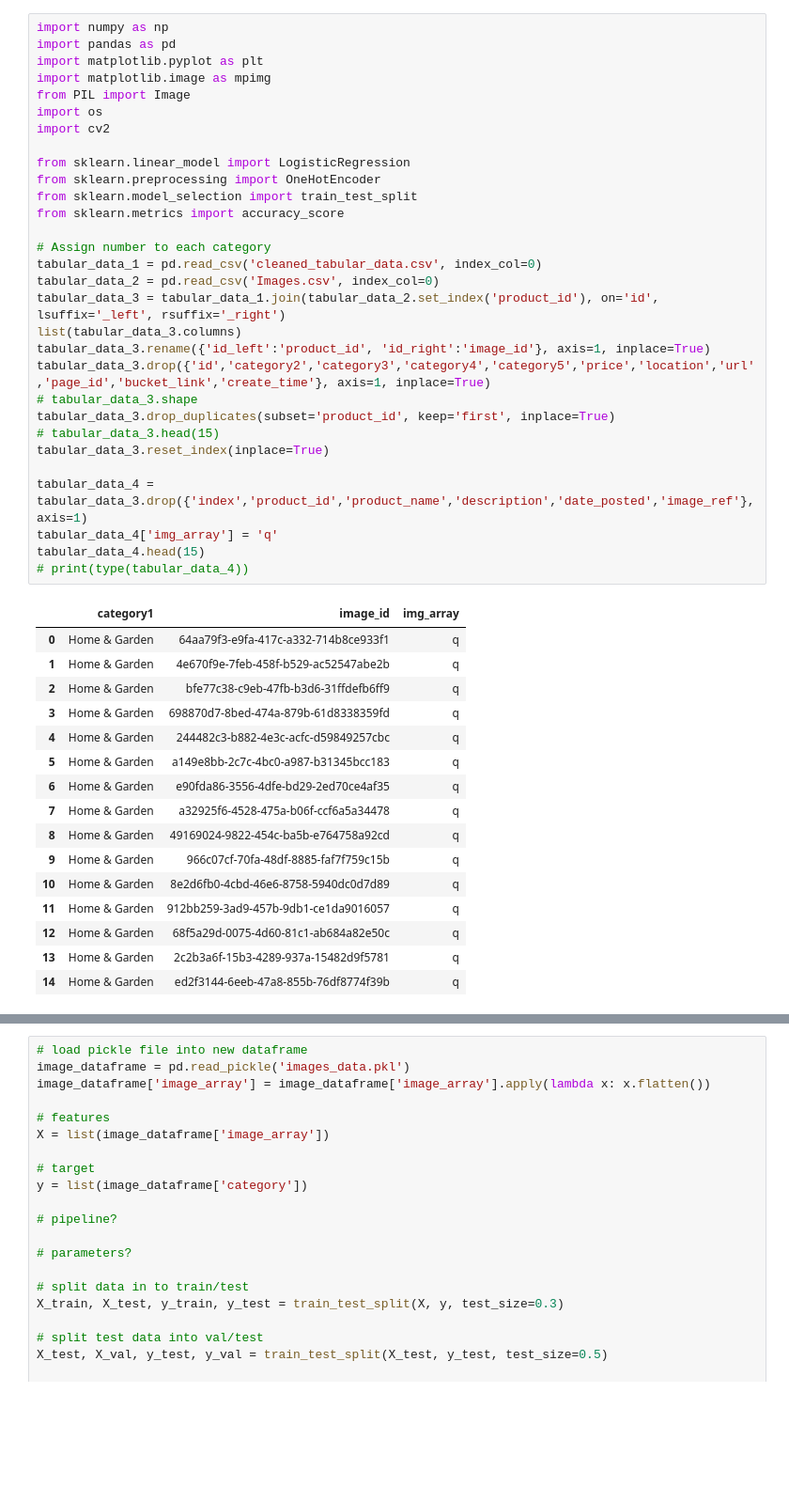
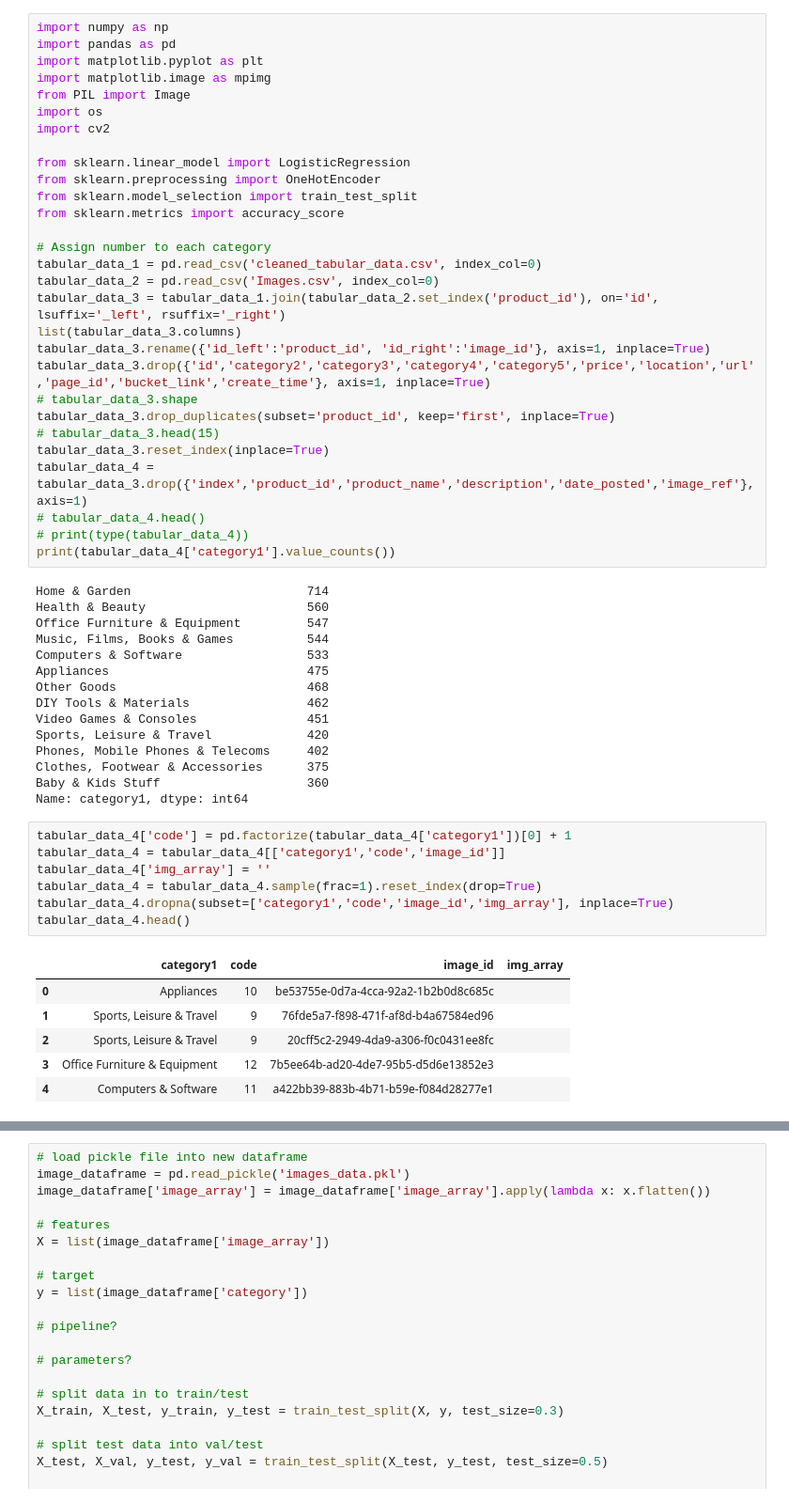
Before and after one commit to mo-sra100/Machine-learning-recommendation-system, a Jupyter notebook: simple_classification_model.ipynb, the cells around one changed output, grey strips where cells are left out. Shown at 94% size. Saved outputs shown, nothing was run; the diff lists cells and outputs as text; blank space fills up the shorter version.

```diff
--- a/simple_classification_model.ipynb
+++ b/simple_classification_model.ipynb
@@ -23,25 +23,36 @@ tabular_data_3.drop({'id','category2','category3','category4','category5','price
 tabular_data_3.drop_duplicates(subset='product_id', keep='first', inplace=True)
 # tabular_data_3.head(15)
 tabular_data_3.reset_index(inplace=True)
-
 tabular_data_4 = tabular_data_3.drop({'index','product_id','product_name','description','date_posted','image_ref'}, axis=1)
-tabular_data_4['img_array'] = 'q'
-tabular_data_4.head(15)
+# tabular_data_4.head()
 # print(type(tabular_data_4))
+print(tabular_data_4['category1'].value_counts())
 # %% [output]
-|  | category1 | image_id | img_array |
-| 0 | Home & Garden | 64aa79f3-e9fa-417c-a332-714b8ce933f1 | q |
-| 1 | Home & Garden | 4e670f9e-7feb-458f-b529-ac52547abe2b | q |
-| 2 | Home & Garden | bfe77c38-c9eb-47fb-b3d6-31ffdefb6ff9 | q |
-| 3 | Home & Garden | 698870d7-8bed-474a-879b-61d8338359fd | q |
-| 4 | Home & Garden | 244482c3-b882-4e3c-acfc-d59849257cbc | q |
-| 5 | Home & Garden | a149e8bb-2c7c-4bc0-a987-b31345bcc183 | q |
-| 6 | Home & Garden | e90fda86-3556-4dfe-bd29-2ed70ce4af35 | q |
-| 7 | Home & Garden | a32925f6-4528-475a-b06f-ccf6a5a34478 | q |
-| 8 | Home & Garden | 49169024-9822-454c-ba5b-e764758a92cd | q |
-| 9 | Home & Garden | 966c07cf-70fa-48df-8885-faf7f759c15b | q |
-| 10 | Home & Garden | 8e2d6fb0-4cbd-46e6-8758-5940dc0d7d89 | q |
-| 11 | Home & Garden | 912bb259-3ad9-457b-9db1-ce1da9016057 | q |
-| 12 | Home & Garden | 68f5a29d-0075-4d60-81c1-ab684a82e50c | q |
-| 13 | Home & Garden | 2c2b3a6f-15b3-4289-937a-15482d9f5781 | q |
-| 14 | Home & Garden | ed2f3144-6eeb-47a8-855b-76df8774f39b | q |
+Home & Garden                        714
+Health & Beauty                      560
+Office Furniture & Equipment         547
+Music, Films, Books & Games          544
+Computers & Software                 533
+Appliances                           475
+Other Goods                          468
+DIY Tools & Materials                462
+Video Games & Consoles               451
+Sports, Leisure & Travel             420
+Phones, Mobile Phones & Telecoms     402
+Clothes, Footwear & Accessories      375
+Baby & Kids Stuff                    360
+Name: category1, dtype: int64
+# %%
+tabular_data_4['code'] = pd.factorize(tabular_data_4['category1'])[0] + 1
+tabular_data_4 = tabular_data_4[['category1','code','image_id']]
+tabular_data_4['img_array'] = ''
+tabular_data_4 = tabular_data_4.sample(frac=1).reset_index(drop=True)
+tabular_data_4.dropna(subset=['category1','code','image_id','img_array'], inplace=True)
+tabular_data_4.head()
+# %% [output]
+|  | category1 | code | image_id | img_array |
+| 0 | Appliances | 10 | be53755e-0d7a-4cca-92a2-1b2b0d8c685c |  |
+| 1 | Sports, Leisure & Travel | 9 | 76fde5a7-f898-471f-af8d-b4a67584ed96 |  |
+| 2 | Sports, Leisure & Travel | 9 | 20cff5c2-2949-4da9-a306-f0c0431ee8fc |  |
+| 3 | Office Furniture & Equipment | 12 | 7b5ee64b-ad20-4de7-95b5-d5d6e13852e3 |  |
+| 4 | Computers & Software | 11 | a422bb39-883b-4b71-b59e-f084d28277e1 |  |
```
Also changed, not shown: parts of 3 cells of this notebook, 2 other files.
